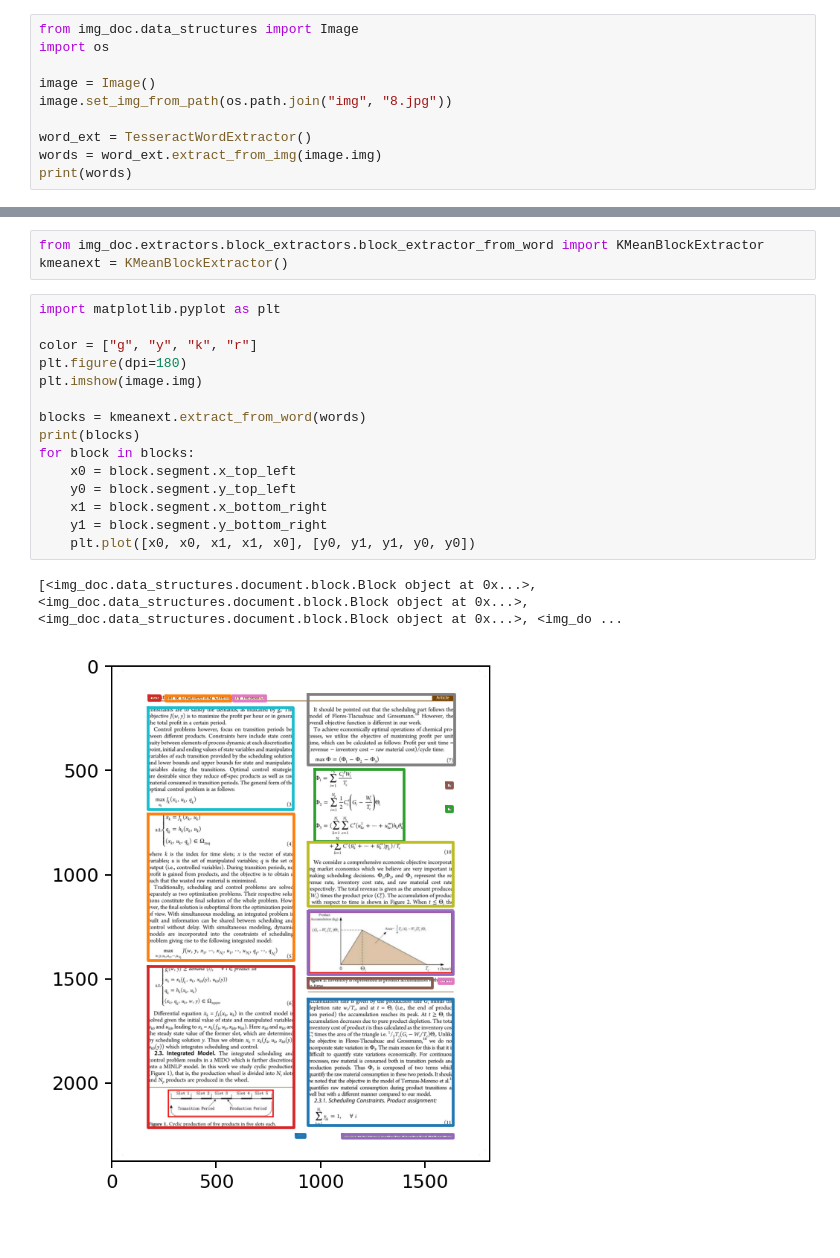
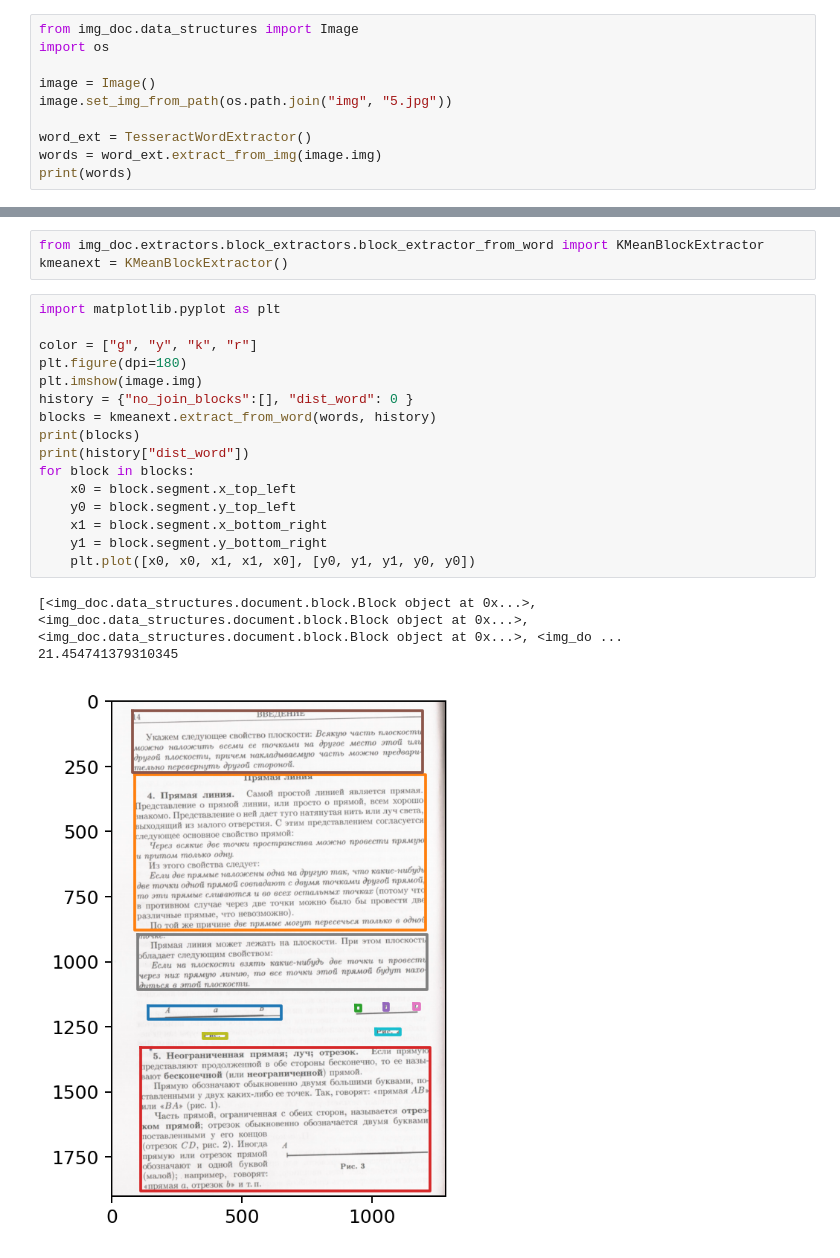
Before and after one commit to Dann38/ImgDoc, a Jupyter notebook: examples/block extractor.ipynb, the cells around one changed output, grey strips where cells are left out. Drawn from its saved outputs; the diff is of its cells as text.

Commit message:
add history block_extractor

```diff
--- a/examples/block extractor.ipynb
+++ b/examples/block extractor.ipynb
@@ -50,7 +50,7 @@ from img_doc.data_structures import Image
 import os
 
 image = Image()
-image.set_img_from_path(os.path.join("img", "8.jpg"))
+image.set_img_from_path(os.path.join("img", "5.jpg"))
 
 word_ext = TesseractWordExtractor()
 words = word_ext.extract_from_img(image.img)
@@ -63,19 +63,21 @@ kmeanext = KMeanBlockExtractor()
 # %%
 import matplotlib.pyplot as plt
 
 color = ["g", "y", "k", "r"]
 plt.figure(dpi=180)
 plt.imshow(image.img)
-
-blocks = kmeanext.extract_from_word(words)
+history = {"no_join_blocks":[], "dist_word": 0 }
+blocks = kmeanext.extract_from_word(words, history)
 print(blocks)
+print(history["dist_word"])
 for block in blocks:
     x0 = block.segment.x_top_left
     y0 = block.segment.y_top_left
     x1 = block.segment.x_bottom_right
     y1 = block.segment.y_bottom_right
     plt.plot([x0, x0, x1, x1, x0], [y0, y1, y1, y0, y0])
 # %% [output]
 [<img_doc.data_structures.document.block.Block object at 0x...>, <img_doc.data_structures.document.block.Block object at 0x...>, <img_doc.data_structures.document.block.Block object at 0x...>, <img_do ...
+21.454741379310345
-[figure, old version]
+[figure, new version]
 # %%
```
Also changed, not shown: parts of 4 cells of this notebook, 2 other files.
